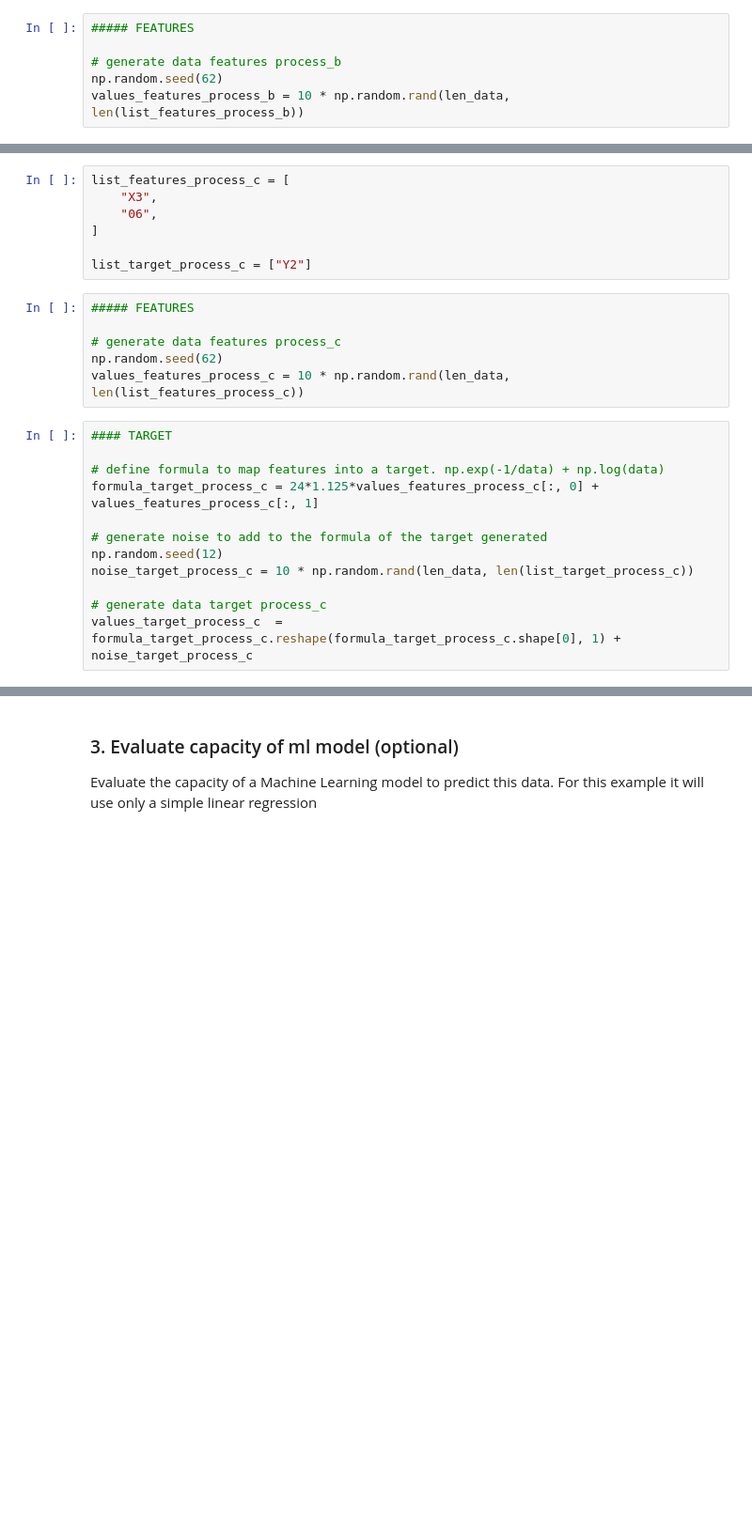
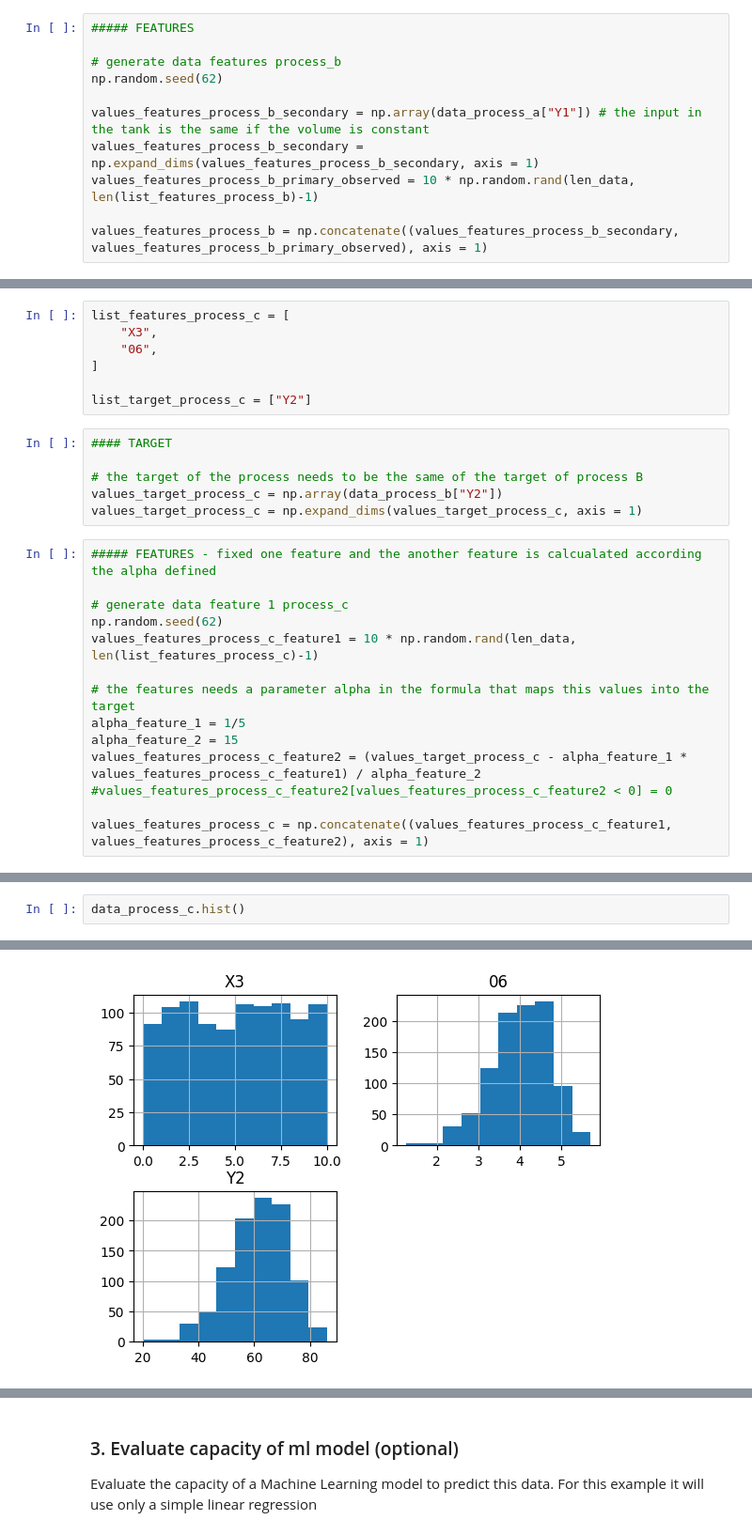
Before and after one commit to joseortegalabra/Gurobi-ML-tips-modeling, a Jupyter notebook: 1_data/0_generate_data.ipynb, the cells around one changed output, grey strips where cells are left out. Shown at 94% size. Cells and saved outputs as stored; diff of their text form; blank space fills up the shorter version.

Commit message:
jo/udpate generate data and training

```diff
--- a/1_data/0_generate_data.ipynb
+++ b/1_data/0_generate_data.ipynb
@@ -129,4 +154,9 @@ list_target_process_b = ["Y2"]
 
 # generate data features process_b
 np.random.seed(62)
-values_features_process_b = 10 * np.random.rand(len_data, len(list_features_process_b))
+
+values_features_process_b_secondary = np.array(data_process_a["Y1"]) # the input in the tank is the same if the volume is constant
+values_features_process_b_secondary = np.expand_dims(values_features_process_b_secondary, axis = 1)
+values_features_process_b_primary_observed = 10 * np.random.rand(len_data, len(list_features_process_b)-1)
+
+values_features_process_b = np.concatenate((values_features_process_b_secondary, values_features_process_b_primary_observed), axis = 1)
@@ -172,21 +224,23 @@ list_features_process_c = [
 ]
 
 list_target_process_c = ["Y2"]
+# %%
+#### TARGET
+
+# the target of the process needs to be the same of the target of process B
+values_target_process_c = np.array(data_process_b["Y2"])
+values_target_process_c = np.expand_dims(values_target_process_c, axis = 1)
 # %%
-##### FEATURES
+##### FEATURES - fixed one feature and the another feature is calcualated according the alpha defined
 
-# generate data features process_c
+# generate data feature 1 process_c
 np.random.seed(62)
-values_features_process_c = 10 * np.random.rand(len_data, len(list_features_process_c))
+values_features_process_c_feature1 = 10 * np.random.rand(len_data, len(list_features_process_c)-1)
+
+# the features needs a parameter alpha in the formula that maps this values into the target
+alpha_feature_1 = 1/5
+alpha_feature_2 = 15
+values_features_process_c_feature2 = (values_target_process_c - alpha_feature_1 * values_features_process_c_feature1) / alpha_feature_2
+#values_features_process_c_feature2[values_features_process_c_feature2 < 0] = 0
+
+values_features_process_c = np.concatenate((values_features_process_c_feature1, values_features_process_c_feature2), axis = 1)
-# %%
-#### TARGET
-
-# define formula to map features into a target. np.exp(-1/data) + np.log(data)
-formula_target_process_c = 24*1.125*values_features_process_c[:, 0] + values_features_process_c[:, 1]
-
-# generate noise to add to the formula of the target generated
-np.random.seed(12)
-noise_target_process_c = 10 * np.random.rand(len_data, len(list_target_process_c))
-
-# generate data target process_c
-values_target_process_c  = formula_target_process_c.reshape(formula_target_process_c.shape[0], 1) + noise_target_process_c
@@ -211,0 +273,3 @@ data_process_c
+# %%
+data_process_c.hist()
+# %% [output]
@@ -211,0 +278 @@ data_process_c
+[figure, added]
```
Also changed, not shown: parts of 21 cells of this notebook, 19 other files.
